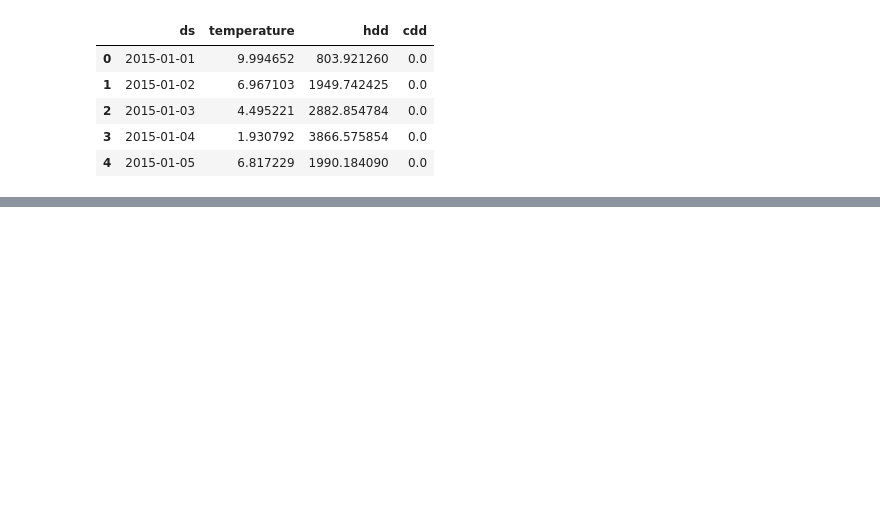
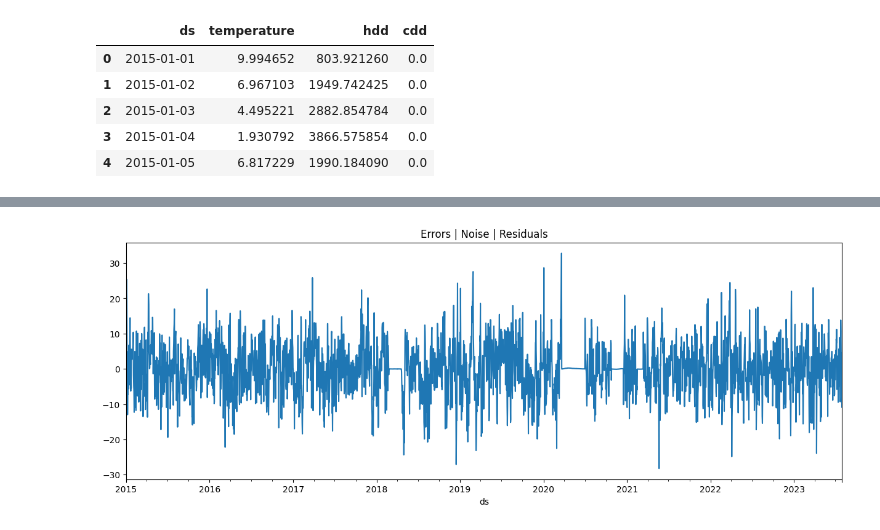
Before and after one commit to pcpp94/prophet_GB_demand_forecasting_one, a Jupyter notebook: modelling/daily_modelling/prophet_daily.ipynb, the cells around one changed output, grey strips where cells are left out. Saved outputs shown, nothing was run; the diff lists cells and outputs as text; code cells hidden in the pictures; blank space fills up the shorter version.

```diff
--- a/modelling/daily_modelling/prophet_daily.ipynb
+++ b/modelling/daily_modelling/prophet_daily.ipynb
@@ -494,0 +606,5 @@ with open('serialized_model.json', 'r') as fin:
+# %%
+# Plotting Model's Noise / Errors
+fig3 = utils.plot_noise_ts(best_model)
+# %% [output]
+[figure, added]
```
Also changed, not shown: parts of 57 cells of this notebook, 16 other files.
